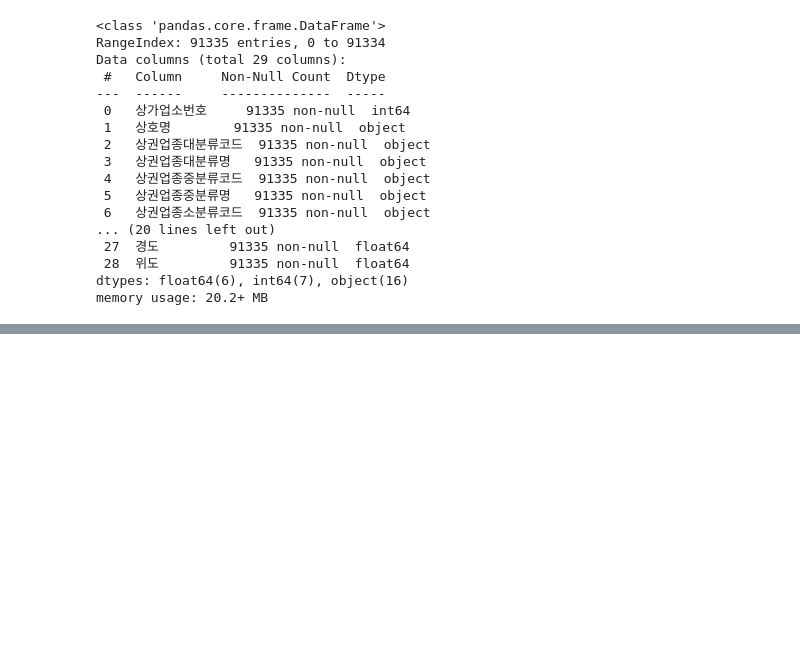
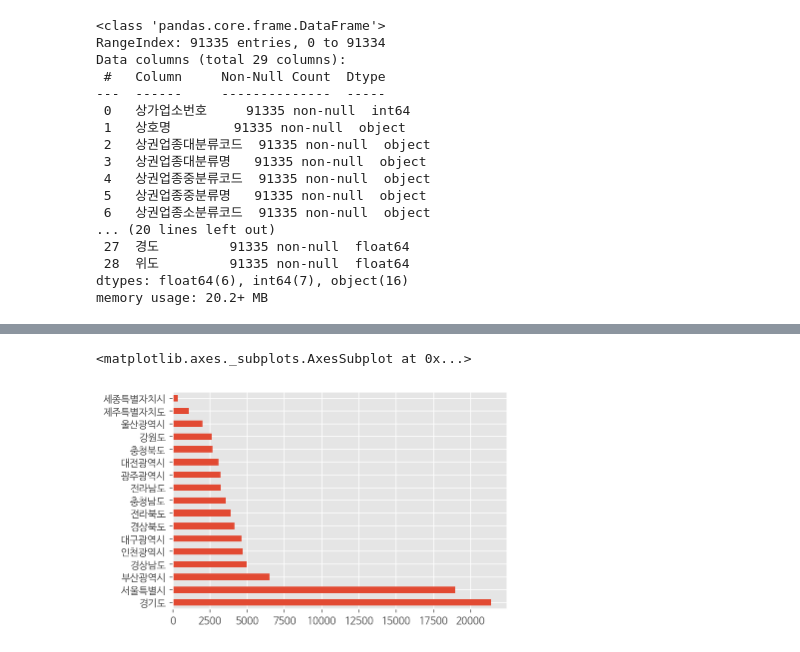
Before and after one commit to HwangHanJae/datascience-public-data, a Jupyter notebook: medical_institution_201909.ipynb, the cells around one changed output, grey strips where cells are left out. Cells and saved outputs as stored; diff of their text form; code cells hidden in the pictures; blank space fills up the shorter version.

```diff
--- a/medical_institution_201909.ipynb
+++ b/medical_institution_201909.ipynb
@@ -420,0 +583,11 @@ memory usage: 20.2+ MB
+# %%
+#각 city,city_normalize로 변수에 저장
+city = df['시도명'].value_counts()
+city_normalize = df['시도명'].value_counts(normalize=True)
+# %%
+#pandas 내장 함수로 그래프로 그려보기
+#가로 막대 그래프
+city.plot.barh()
+# %% [output]
+<matplotlib.axes._subplots.AxesSubplot at 0x...>
+[figure, added]
```
Also changed, not shown: parts of 35 cells of this notebook.
